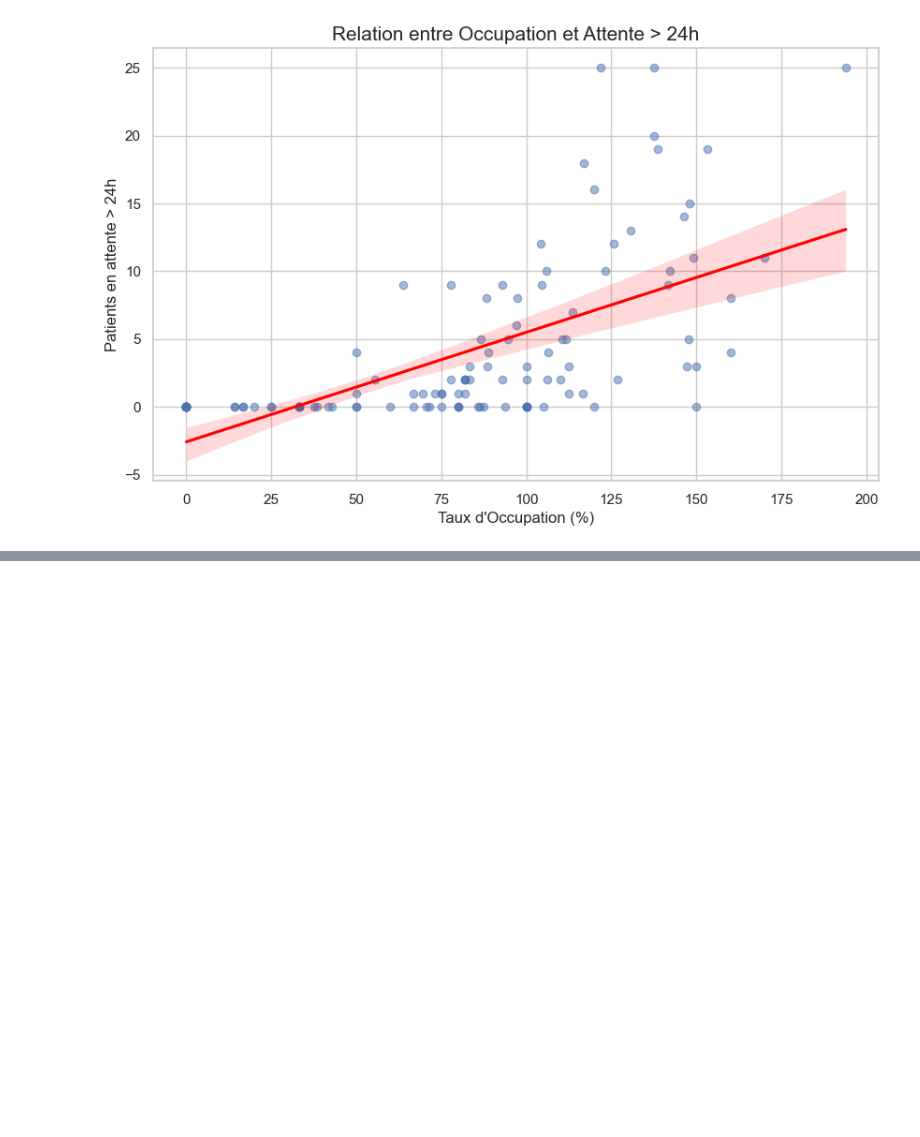
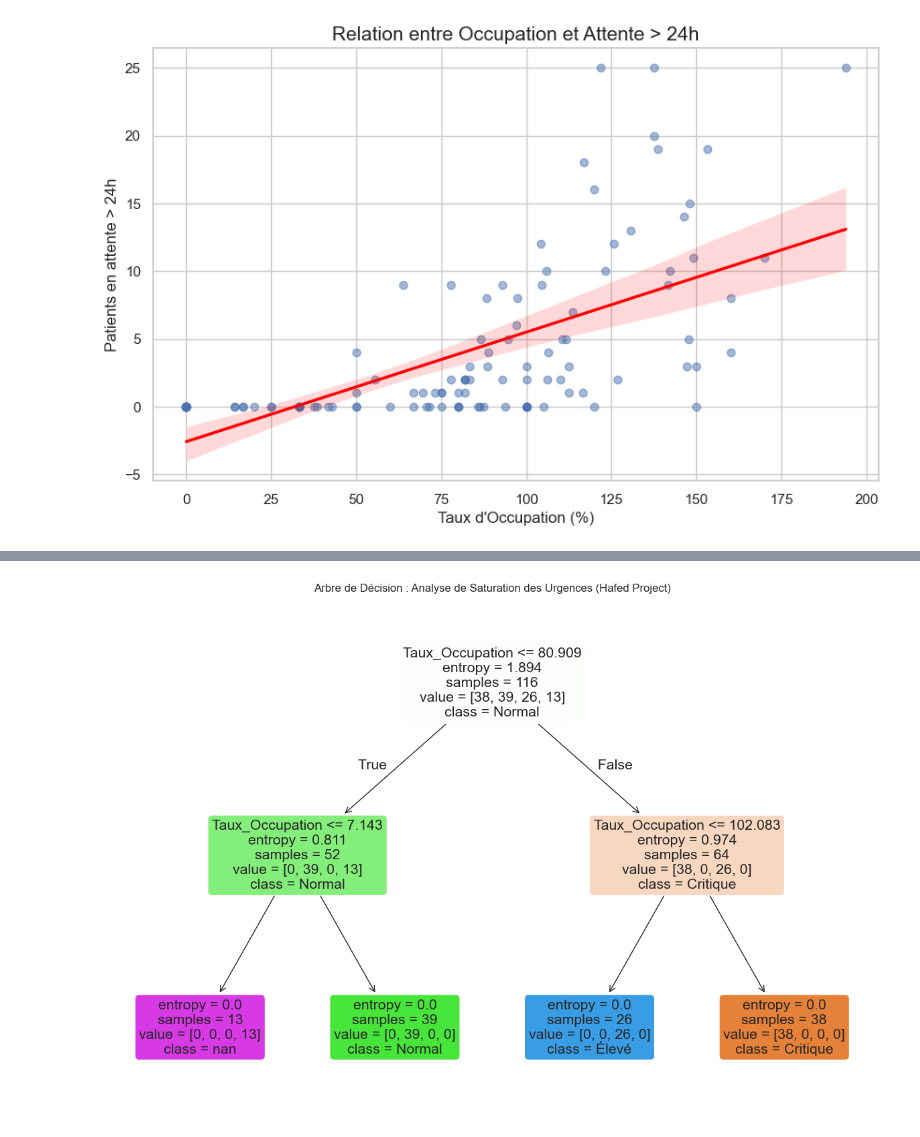
Before and after one commit to MahnazDarvishi/Project-ci, a Jupyter notebook: notebooks/EDA_Entropy_Analysis-01.ipynb, the cells around one changed output, grey strips where cells are left out. Cells and saved outputs as stored; diff of their text form; code cells hidden in the pictures; blank space fills up the shorter version.

Commit message:
Ajout de l'arbre de décision et analyse ML

```diff
--- a/notebooks/EDA_Entropy_Analysis-01.ipynb
+++ b/notebooks/EDA_Entropy_Analysis-01.ipynb
@@ -90,3 +90,97 @@ plt.savefig('correlation_plot.png')
 plt.show()
 # %% [output]
 [figure]
+# %%
+from sklearn.tree import DecisionTreeClassifier, plot_tree
+from sklearn.model_selection import train_test_split
+from sklearn.preprocessing import LabelEncoder
+import matplotlib.pyplot as plt
+
+# =================================================================
+# 1. CALCUL DU GAIN D'INFORMATION (Théorie de l'Information)
+# =================================================================
+# Objectif : Mesurer l'importance d'une caractéristique (Feature)
+
+# Création d'une variable binaire pour le test (Ex: Installations nommées 'Hôpital')
+df['Est_Hopital'] = df['Nom_installation'].str.contains('Hôpital').astype(int)
+
+def calculer_gain_information(donnees, feature_scission, cible):
+    # 'initial_entropy' doit être défini dans les cellules précédentes
+    try:
+        entropie_totale = initial_entropy
+    except NameError:
+        # Fallback au cas où la variable n'est pas trouvée
+        counts = donnees[cible].value_counts(normalize=True)
+        entropie_totale = entropy(counts, base=2)
+
+    valeurs = donnees[feature_scission].unique()
+    entropie_ponderee = 0
+    for val in valeurs:
+        sous_ensemble = donnees[donnees[feature_scission] == val]
+        probabilite = len(sous_ensemble) / len(donnees)
+        comptage_cible = sous_ensemble[cible].value_counts(normalize=True)
+        entropie_ponderee += probabilite * entropy(comptage_cible, base=2)
+
+    return entropie_totale - entropie_ponderee
+
+gain_info = calculer_gain_information(df, 'Est_Hopital', 'Situation_Calculée')
+print(f"✅ Gain d'Information (Feature: Est_Hopital) : {gain_info:.4f}")
+
+
+# =================================================================
+# 2. MODÉLISATION PRÉDICTIVE (Arbre de Décision)
+# =================================================================
+# Objectif : Prédire l'état de saturation selon le taux d'occupation
+
+X = df[['Taux_Occupation']]
+y = df['Situation_Calculée']
+
+# Encodage des étiquettes (Labels)
+encodeur = LabelEncoder()
+y_encode = encodeur.fit_transform(y)
+
+# Entraînement du modèle
+clf = DecisionTreeClassifier(max_depth=3, criterion='entropy', random_state=42)
+clf.fit(X, y_encode)
+
+# Visualisation de l'arbre (Correction du TypeError en forçant le format String)
+plt.figure(figsize=(15, 10))
+noms_classes = [str(c) for c in encodeur.classes_]
+
+plot_tree(clf,
+          feature_names=['Taux_Occupation'],
+          class_names=noms_classes,
+          filled=True,
+          rounded=True)
+
+plt.title("Arbre de Décision : Analyse de Saturation des Urgences (Hafed Project)")
+plt.savefig('arbre_decision.png')
+plt.show()
+
+
+# =================================================================
+# 3. DÉTECTION D'ANOMALIES (Outliers - Chapitre 7)
+# =================================================================
+# Seuil statistique basé sur la distribution (Moyenne + 2 Écarts-types)
+seuil_critique = df['Taux_Occupation'].mean() + 2 * df['Taux_Occupation'].std()
+anomalies_detectees = df[df['Taux_Occupation'] > seuil_critique]
+
+print(f"🚨 Nombre d'anomalies systémiques détectées : {len(anomalies_detectees)}")
+if not anomalies_detectees.empty:
+    print(anomalies_detectees[['Nom_installation', 'Taux_Occupation']])
+
+
+# =================================================================
+# 4. MISE À JOUR DU RAPPORT FINAL (report.md)
+# =================================================================
+with open('report.md', 'a', encoding='utf-8') as f:
+    f.write("\n## 🧠 Analyse de Machine Learning Avancée\n")
+    f.write(f"- **Gain d'Information (Feature Selection) :** {gain_info:.4f}\n")
+    f.write(f"- **Seuil d'anomalie statistique :** {seuil_critique:.2f}%\n")
+    f.write(f"- **Installations en saturation extrême :** {len(anomalies_detectees)}\n")
+    f.write("\n### 🌲 Modèle de Décision :\n")
+    f.write("![Arbre de Décision](arbre_decision.png)\n")
+    f.write("\n*Note : Ce modèle permet d'anticiper les ruptures de service basées sur l'entropie du système.*")
+
+print("\n🚀 Analyse terminée avec succès. Fichiers mis à jour.")
+# %% [output]
@@ -92,0 +188 @@ plt.show()
+[figure, added]
```
Also changed, not shown: parts of 1 cell of this notebook, 4 other files.
